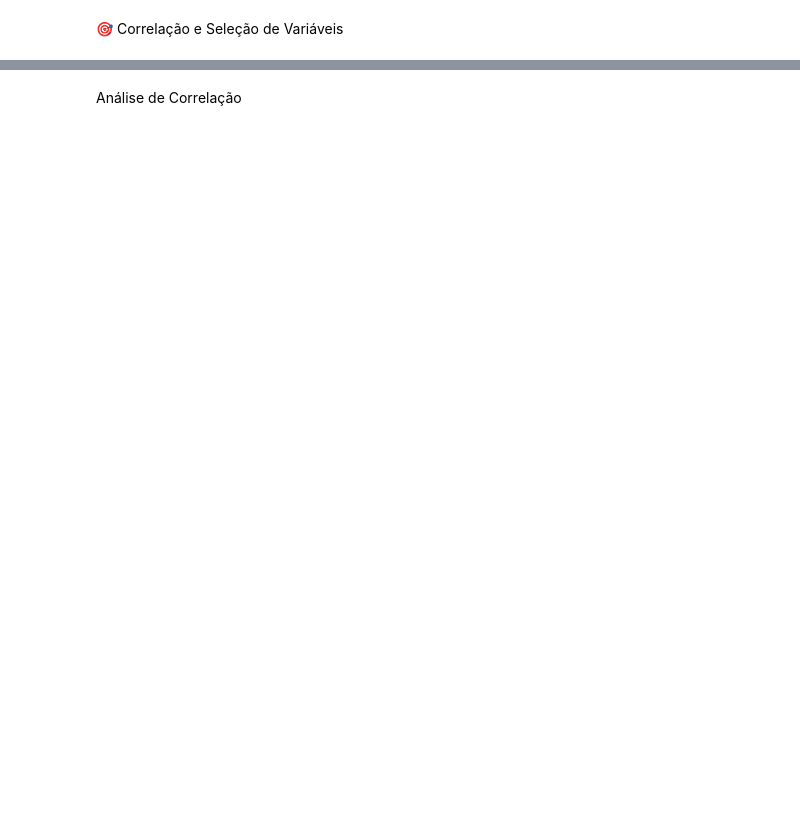
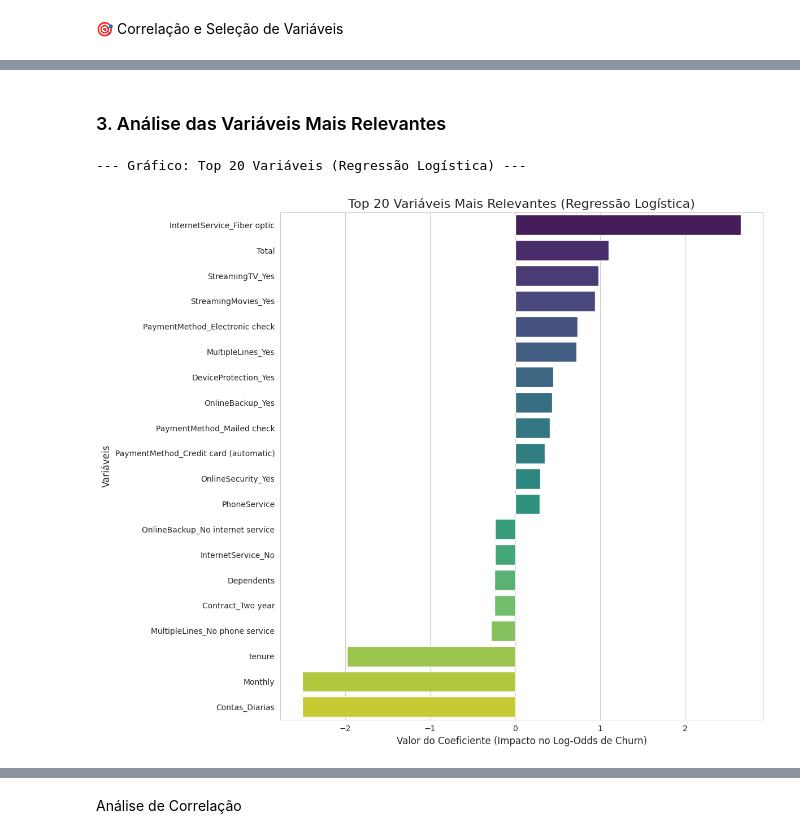
Before and after one commit to jhonatanwsds/TelecomX_BR_Modelagem, a Jupyter notebook: TelecomX_BR_Modelagem.ipynb, the cells around one changed output, grey strips where cells are left out. Drawn from its saved outputs; the diff is of its cells as text; code cells hidden in the pictures; blank space fills up the shorter version.

```diff
--- a/TelecomX_BR_Modelagem.ipynb
+++ b/TelecomX_BR_Modelagem.ipynb
@@ -247,0 +253,21 @@ Amostra dos dados de treino APÓS a padronização:
+# %%
+# Imports para a fase de modelagem
+from sklearn.linear_model import LogisticRegression
+from sklearn.ensemble import RandomForestClassifier
+from sklearn.metrics import accuracy_score, classification_report, confusion_matrix
+import seaborn as sns
+import matplotlib.pyplot as plt
+import pandas as pd
+import numpy as np
+
+# --- Modelo 1: Regressão Logística ---
+# As variáveis X_train_scaled e y_train já existem da sua célula anterior
+log_reg = LogisticRegression(random_state=42, max_iter=1000)
+log_reg.fit(X_train_scaled, y_train)
+
+# --- Modelo 2: Random Forest ---
+# As variáveis X_train e y_train já existem da sua célula anterior
+rand_forest = RandomForestClassifier(random_state=42, n_estimators=100)
+rand_forest.fit(X_train, y_train)
+
+print("Modelos 'log_reg' e 'rand_forest' treinados com sucesso e prontos para avaliação.")
@@ -249,0 +402,22 @@ Amostra dos dados de treino APÓS a padronização:
+# %% [markdown]
+### 3. Análise das Variáveis Mais Relevantes
+# %%
+# --- Gráfico Aprimorado - Coeficientes da Regressão Logística ---
+print("--- Gráfico: Top 20 Variáveis (Regressão Logística) ---")
+coefs = pd.DataFrame(
+    log_reg.coef_[0],
+    columns=['Coeficiente'], index=X.columns
+)
+coefs['Importancia_Absoluta'] = coefs['Coeficiente'].abs()
+top_20_coefs = coefs.sort_values(by='Importancia_Absoluta', ascending=False).head(20)
+top_20_coefs = top_20_coefs.sort_values(by='Coeficiente', ascending=False)
+plt.figure(figsize=(12, 10))
+bars = sns.barplot(x=top_20_coefs['Coeficiente'], y=top_20_coefs.index, palette='viridis')
+plt.title('Top 20 Variáveis Mais Relevantes (Regressão Logística)', fontsize=16)
+plt.xlabel('Valor do Coeficiente (Impacto no Log-Odds de Churn)', fontsize=12)
+plt.ylabel('Variáveis', fontsize=12)
+plt.tight_layout()
+plt.show()
+# %% [output]
+--- Gráfico: Top 20 Variáveis (Regressão Logística) ---
+[figure, added]
```
Also changed, not shown: parts of 21 cells of this notebook.
